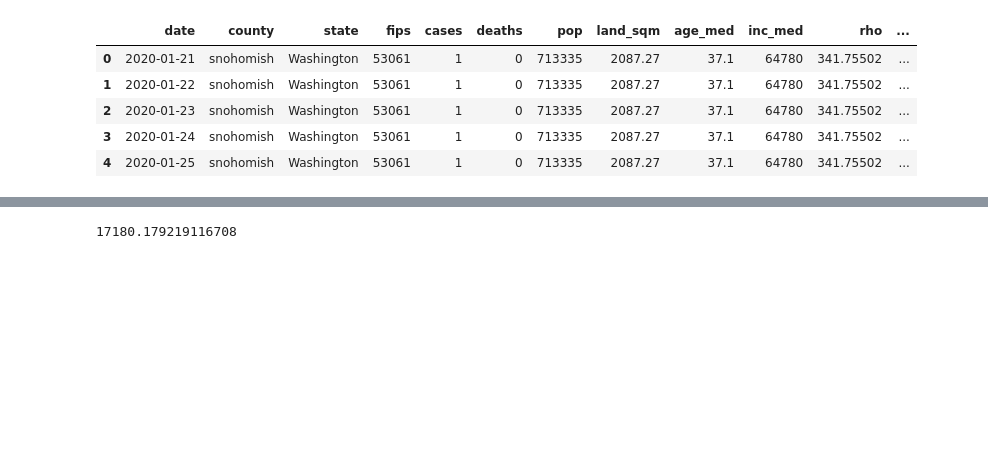
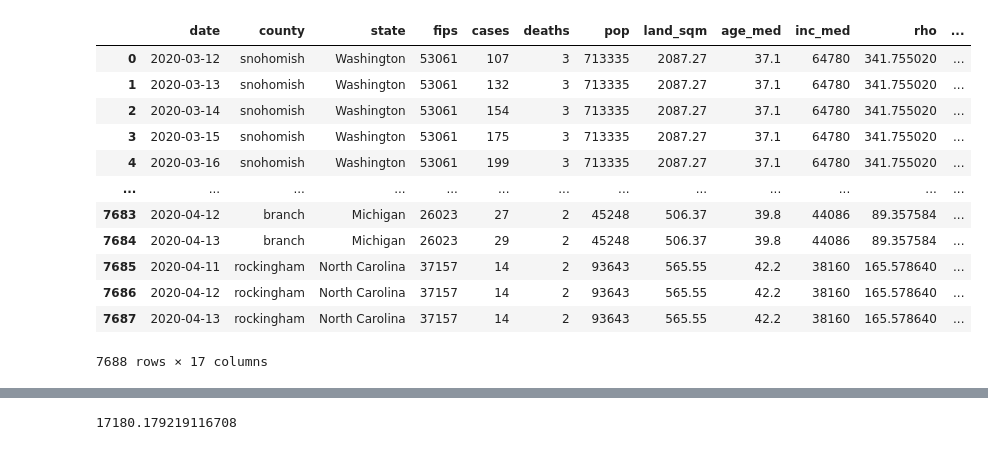
Before and after one commit to jwhendy/covid19, a Jupyter notebook: covid19.ipynb, the cells around one changed output, grey strips where cells are left out. Cells and saved outputs as stored; diff of their text form; code cells hidden in the pictures; blank space fills up the shorter version.

```diff
--- a/covid19.ipynb
+++ b/covid19.ipynb
@@ -27,14 +27,13 @@ def read_web_csv(url, cols=None):
 
 sah_dates = pd.read_csv('data/sah_dates.csv')
 # %%
-
 pop = read_web_csv('https://raw.githubusercontent.com/jwhendy/covid19/master/data/population.csv',
                    cols=['fips', 'pop'])
-lnd = read_web_csv('https://raw.githubusercontent.com/jwhendy/covid19/master/data/land_sqm.csv',
-                   cols=['fips', 'land_sqm'])
+land = read_web_csv('https://raw.githubusercontent.com/jwhendy/covid19/master/data/land_sqm.csv',
+                    cols=['fips', 'land_sqm'])
 age = read_web_csv('https://raw.githubusercontent.com/jwhendy/covid19/master/data/age_median.csv',
                    cols=['fips', 'age_med'])
 inc = read_web_csv('https://raw.githubusercontent.com/jwhendy/covid19/master/data/income_median.csv',
                    cols=['fips', 'inc_med'])
-mob_agg = read_web_csv('https://raw.githubusercontent.com/jwhendy/covid19/master/data/mobility-data-agg.csv')
-mob_ts = read_web_csv('https://raw.githubusercontent.com/jwhendy/covid19/master/data/mobility-data-ts.csv')
+mob_agg = read_web_csv('https://raw.githubusercontent.com/jwhendy/covid19/master/data/mobility-data-agg_2020-04-05.csv')
+mob_ts = read_web_csv('https://raw.githubusercontent.com/jwhendy/covid19/master/data/mobility-data-ts_all.csv')
@@ -68,20 +40,33 @@ dat_county[-dat_county['fips'].isin(pop.fips)]
 # %%
 dat_m = dat_county.merge(pop, on='fips')
+dat_m = dat_m[dat_m['pop'] > 10000]
+dat_m = dat_m[dat_m['deaths'] > 1]
+dat_m = dat_m[dat_m['cases'] > 10]
 dat_m = dat_m.merge(land, on='fips')
 dat_m = dat_m.merge(age, on='fips')
 dat_m = dat_m.merge(inc, on='fips')
-dat_m['rho'] = dat_m['pop']/dat_m['land_sqm']
-dat_m['cases_pop'] = dat_m['cases'] / dat_m['pop']
+dat_m['rho'] = dat_m['pop'] / dat_m['land_sqm']
+dat_m['cases_pop'] = (dat_m['cases'] / dat_m['pop'])*100
+dat_m['deaths_pop'] = (dat_m['deaths'] / dat_m['pop'])*100
 dat_m['rho_log'] = np.log10(dat_m['rho'])
-dat_m['grp'] = dat_m['state'] + '_' + dat_m['county']
+#dat_m['grp'] = dat_m['state'] + '_' + dat_m['county']
 ###dat_sub = dat_m[(dat_m['fips']==17031) & (dat_sub['cases'] > 10)]
 ###dat_m.groupby('fips').apply(lambda x: (x['date']-x['date'].min()).dt.days)
-dat_m['dt'] = dat_m.groupby('fips', sort=False).apply(lambda x: (x['date']-x['date'].max()).dt.days).reset_index(name='dt', drop=True)
-dat_m.head()
+dat_m['dt'] = dat_m.groupby('fips', sort=False).apply(lambda x: (x['date']-x['date'].min()).dt.days).reset_index(name='dt', drop=True)
+dat_m['cases_dt'] = dat_m.groupby('fips', sort=False)['cases'].apply(lambda x: x.diff())
+dat_m['deaths_dt'] = dat_m.groupby('fips', sort=False)['deaths'].apply(lambda x: x.diff())
+dat_m
 # %% [output]
 |  | date | county | state | fips | cases | deaths | pop | land_sqm | age_med | inc_med | rho | ... |
-| 0 | 2020-01-21 | snohomish | Washington | 53061 | 1 | 0 | 713335 | 2087.27 | 37.1 | 64780 | 341.75502 | ... |
-| 1 | 2020-01-22 | snohomish | Washington | 53061 | 1 | 0 | 713335 | 2087.27 | 37.1 | 64780 | 341.75502 | ... |
-| 2 | 2020-01-23 | snohomish | Washington | 53061 | 1 | 0 | 713335 | 2087.27 | 37.1 | 64780 | 341.75502 | ... |
-| 3 | 2020-01-24 | snohomish | Washington | 53061 | 1 | 0 | 713335 | 2087.27 | 37.1 | 64780 | 341.75502 | ... |
-| 4 | 2020-01-25 | snohomish | Washington | 53061 | 1 | 0 | 713335 | 2087.27 | 37.1 | 64780 | 341.75502 | ... |
+| 0 | 2020-03-12 | snohomish | Washington | 53061 | 107 | 3 | 713335 | 2087.27 | 37.1 | 64780 | 341.755020 | ... |
+| 1 | 2020-03-13 | snohomish | Washington | 53061 | 132 | 3 | 713335 | 2087.27 | 37.1 | 64780 | 341.755020 | ... |
+| 2 | 2020-03-14 | snohomish | Washington | 53061 | 154 | 3 | 713335 | 2087.27 | 37.1 | 64780 | 341.755020 | ... |
+| 3 | 2020-03-15 | snohomish | Washington | 53061 | 175 | 3 | 713335 | 2087.27 | 37.1 | 64780 | 341.755020 | ... |
+| 4 | 2020-03-16 | snohomish | Washington | 53061 | 199 | 3 | 713335 | 2087.27 | 37.1 | 64780 | 341.755020 | ... |
+| ... | ... | ... | ... | ... | ... | ... | ... | ... | ... | ... | ... | ... |
+| 7683 | 2020-04-12 | branch | Michigan | 26023 | 27 | 2 | 45248 | 506.37 | 39.8 | 44086 | 89.357584 | ... |
+| 7684 | 2020-04-13 | branch | Michigan | 26023 | 29 | 2 | 45248 | 506.37 | 39.8 | 44086 | 89.357584 | ... |
+| 7685 | 2020-04-11 | rockingham | North Carolina | 37157 | 14 | 2 | 93643 | 565.55 | 42.2 | 38160 | 165.578640 | ... |
+| 7686 | 2020-04-12 | rockingham | North Carolina | 37157 | 14 | 2 | 93643 | 565.55 | 42.2 | 38160 | 165.578640 | ... |
+| 7687 | 2020-04-13 | rockingham | North Carolina | 37157 | 14 | 2 | 93643 | 565.55 | 42.2 | 38160 | 165.578640 | ... |
+7688 rows × 17 columns
```
Also changed, not shown: parts of 6 cells of this notebook, 7 other files.
